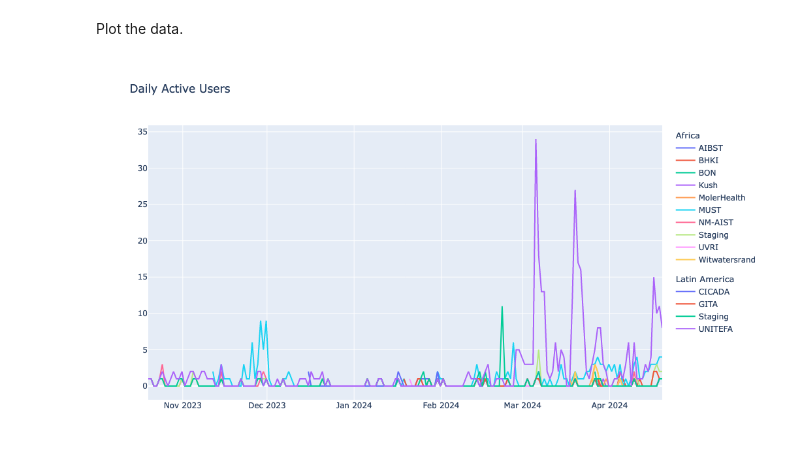
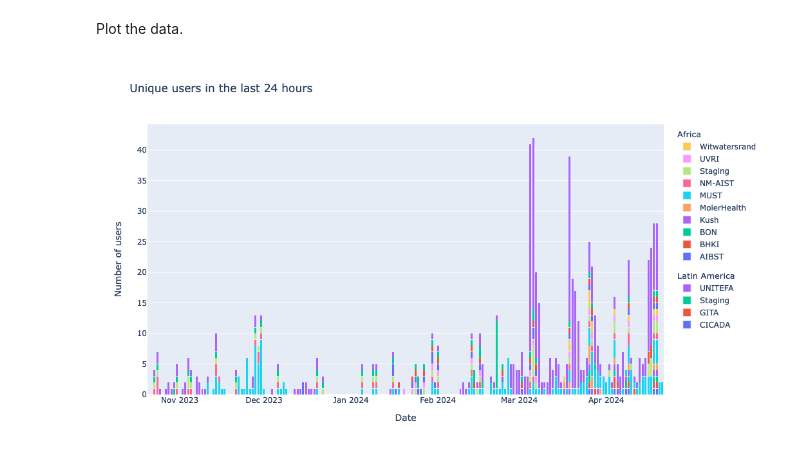
Before and after one commit to czi-catalystproject/hub-activity, a Jupyter notebook: main.ipynb, the cells around one changed output. Saved outputs shown, nothing was run; the diff lists cells and outputs as text; code cells hidden in the pictures.

Commit message:
Update graph to stacked barchart

```diff
--- a/main.ipynb
+++ b/main.ipynb
@@ -149,3 +156,6 @@ dfs = [p.query_range(
+# %%
+dfs[0].index = dfs[0].index.floor('D')
+dfs[1].index = dfs[1].index.floor('D')
 # %% [markdown]
 Rename hubs to a human readable format.
 # %%
@@ -175,29 +185,33 @@ dfs = [df.rename(columns=dict(zip(df.columns, name))) for (df, name) in zip(dfs,
 Plot the data.
 # %%
 fig = go.Figure()
-for i in range(len(dfs[0].columns)):
-    fig.add_trace(go.Scatter(
+for col in dfs[0].columns:
+    fig.add_trace(go.Bar(
         x=dfs[0].index,
-        y=dfs[0].iloc[:,i],
+        y=dfs[0][col],
         legendgrouptitle_text="Africa",
         legendgroup="africa",
-        name=f"{dfs[0].columns[i]}",
+        name=f"{col}",
         )
     )
-for j in range(len(dfs[1].columns)):
-    fig.add_trace(go.Scatter(
+for col in dfs[1].columns:
+    fig.add_trace(go.Bar(
         x=dfs[1].index,
-        y=dfs[1].iloc[:,j],
+        y=dfs[1][col],
         legendgrouptitle_text="Latin America",
-        legendgroup="Latin America",
-        name=f"{dfs[1].columns[j]}",
+        legendgroup="latam",
+        name=f"{col}",
         )
     )
-fig.update_layout(title_text="Daily Active Users",
-                  width=1024,
-                  height=600,
-                  legend=dict(groupclick="toggleitem")
-                 )
+fig.update_layout(
+    title_text="Unique users in the last 24 hours",
+    xaxis_title="Date",
+    yaxis_title="Number of users",
+    width=1024,
+    height=600,
+    legend=dict(groupclick="toggleitem"),
+    barmode='stack',
+    )
 fig.show()
 # %% [output]
-[figure, old version]
+[figure, new version]
```
Also changed, not shown: parts of 3 cells of this notebook.
